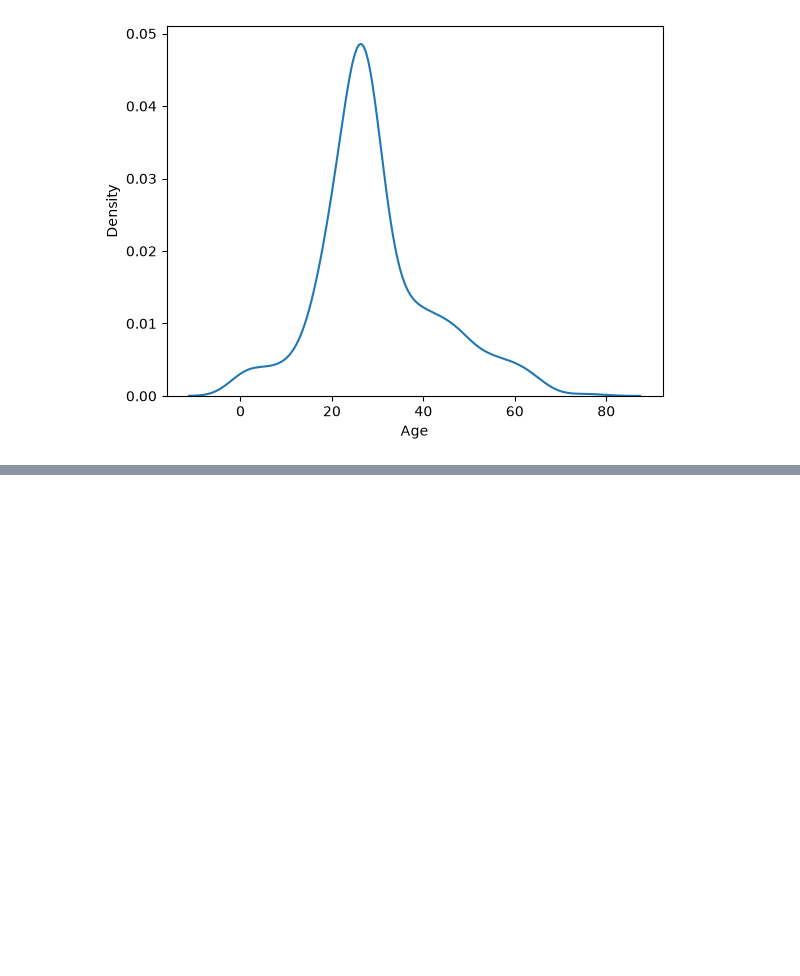
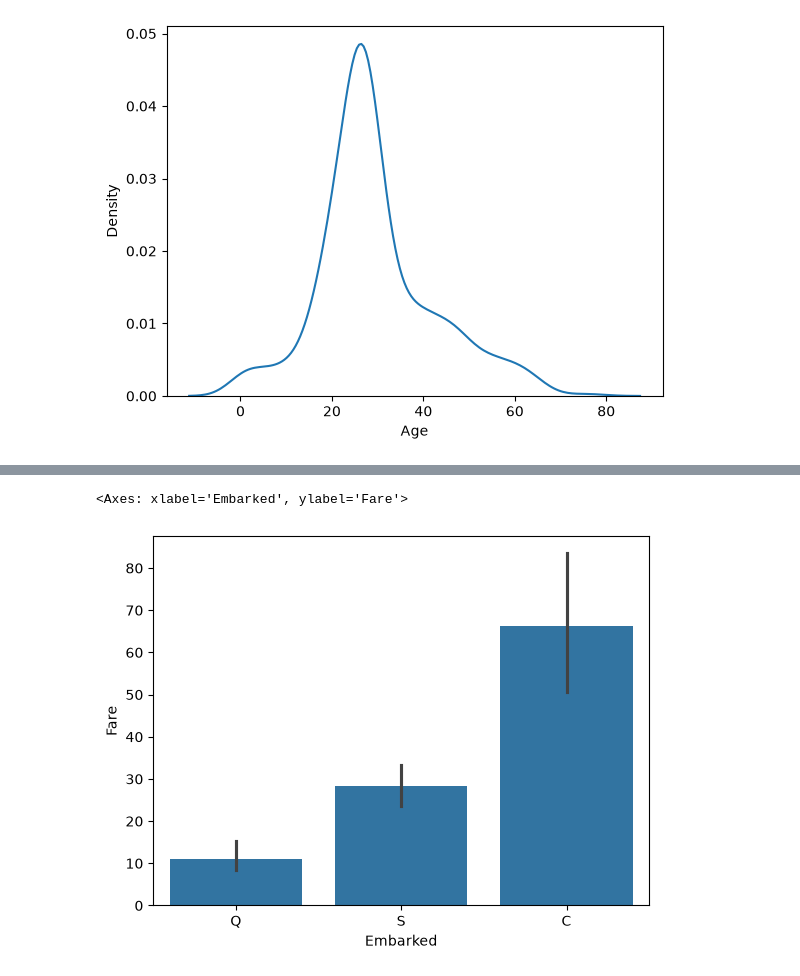
Before and after one commit to vikasjajoria/GenAI, a Jupyter notebook: Machine Learning/eda.ipynb, the cells around one changed output, grey strips where cells are left out. Drawn from its saved outputs; the diff is of its cells as text; code cells hidden in the pictures; blank space fills up the shorter version.

```diff
--- a/Machine Learning/eda.ipynb
+++ b/Machine Learning/eda.ipynb
@@ -59,0 +91,5 @@ sns.kdeplot(data=df, x='Age')
+# %%
+sns.barplot(data=df, x='Embarked', y='Fare')
+# %% [output]
+<Axes: xlabel='Embarked', ylabel='Fare'>
+[figure, added]
```
Also changed, not shown: parts of 10 cells of this notebook, 2 other files.
